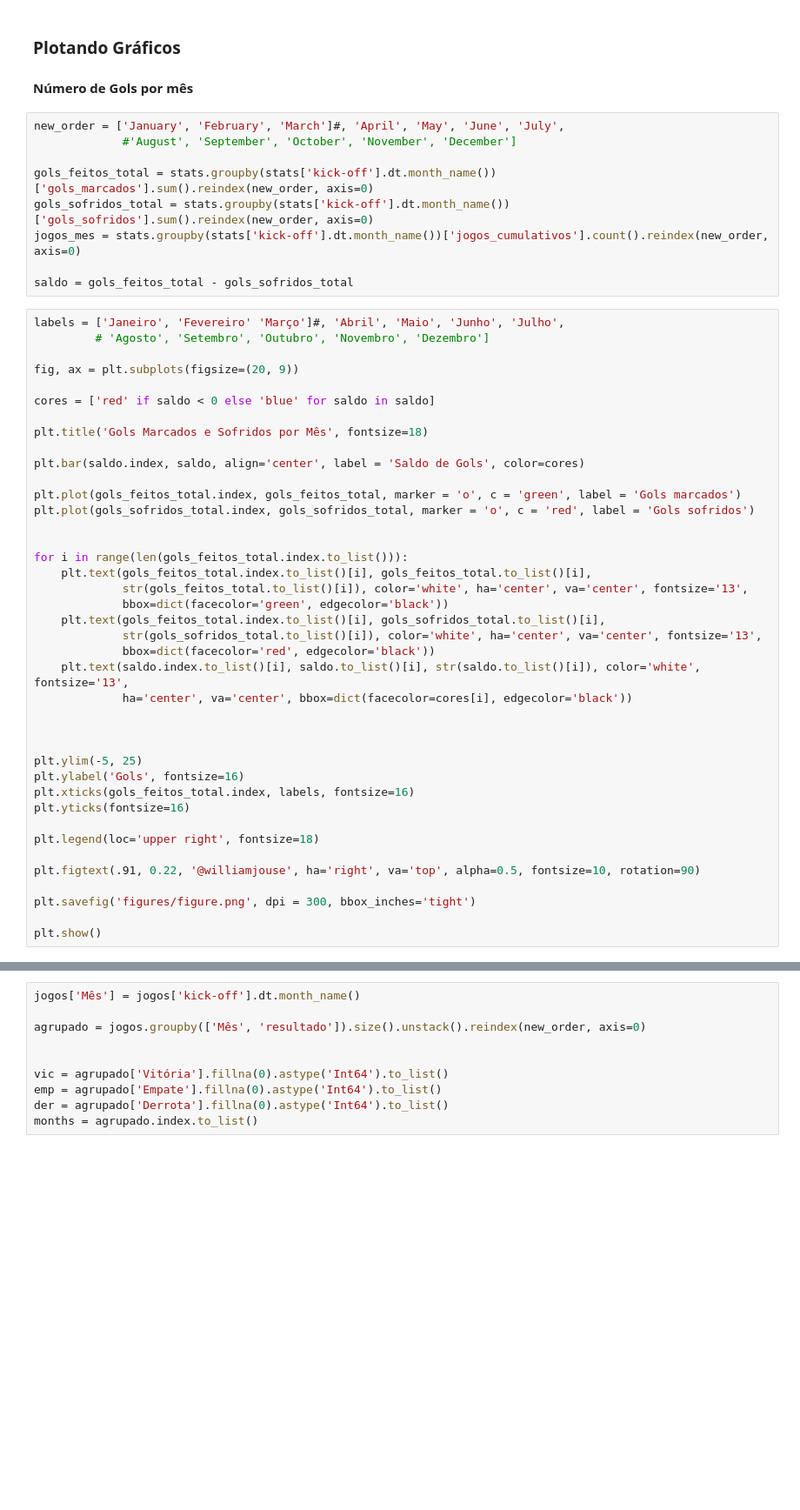
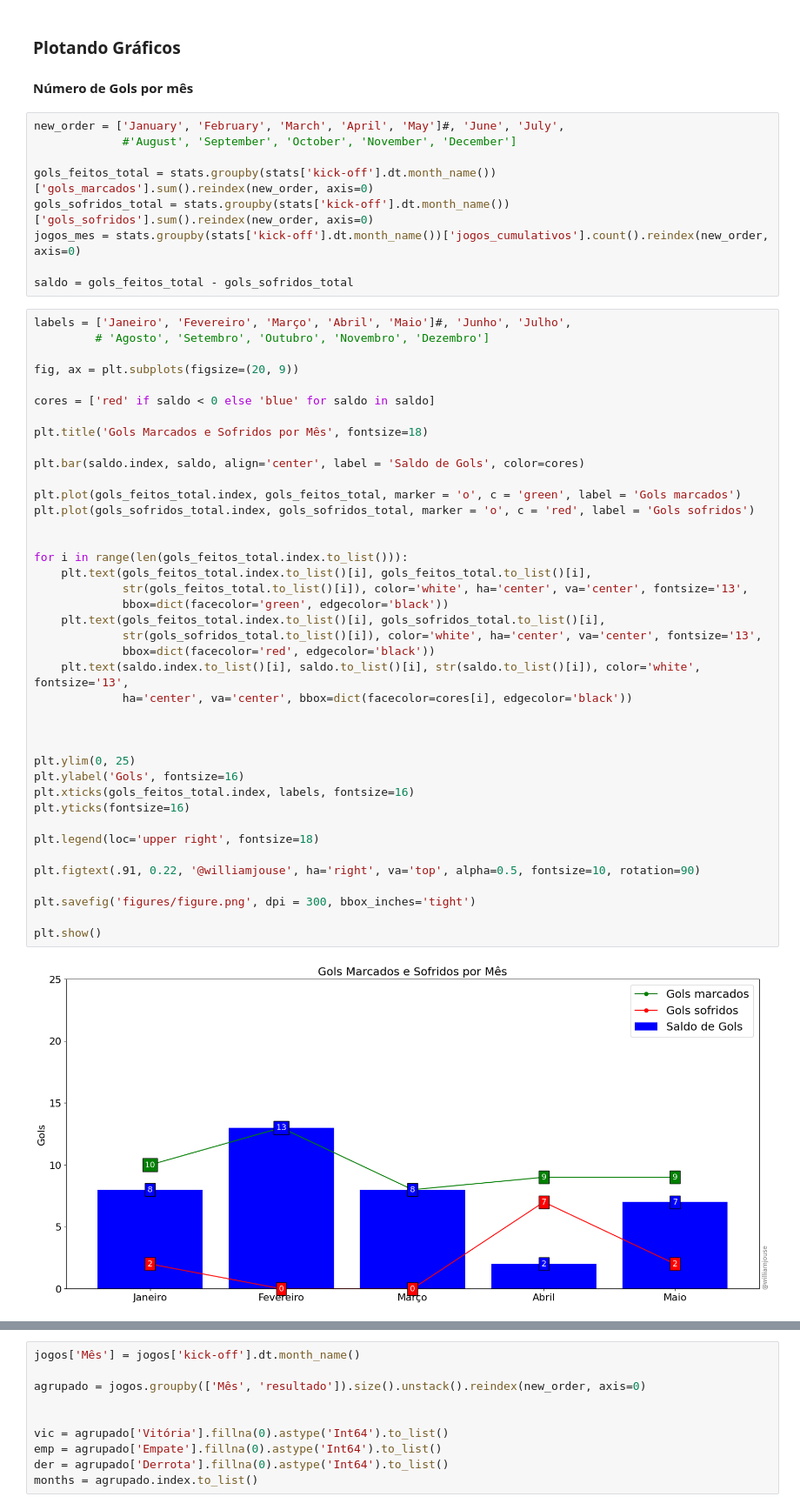
Before and after one commit to williamjouse/jogos-Flamengo-2024, a Jupyter notebook: notebooks/03-Plotting.ipynb, the cells around one changed output, grey strips where cells are left out. Shown at 87% size. Saved outputs shown, nothing was run; the diff lists cells and outputs as text; blank space fills up the shorter version.

```diff
--- a/notebooks/03-Plotting.ipynb
+++ b/notebooks/03-Plotting.ipynb
@@ -14,7 +14,7 @@ stats = pd.read_csv('../data/processed/stats_FLA2024.csv', parse_dates=['kick-of
 
 #### Número de Gols por mês
 # %%
-new_order = ['January', 'February', 'March']#, 'April', 'May', 'June', 'July',
+new_order = ['January', 'February', 'March', 'April', 'May']#, 'June', 'July',
              #'August', 'September', 'October', 'November', 'December']
 
 gols_feitos_total = stats.groupby(stats['kick-off'].dt.month_name())['gols_marcados'].sum().reindex(new_order, axis=0)
@@ -23,7 +23,7 @@ jogos_mes = stats.groupby(stats['kick-off'].dt.month_name())['jogos_cumulativos'
 
 saldo = gols_feitos_total - gols_sofridos_total
 # %%
-labels = ['Janeiro', 'Fevereiro' 'Março']#, 'Abril', 'Maio', 'Junho', 'Julho',
+labels = ['Janeiro', 'Fevereiro', 'Março', 'Abril', 'Maio']#, 'Junho', 'Julho',
          # 'Agosto', 'Setembro', 'Outubro', 'Novembro', 'Dezembro']
 
 fig, ax = plt.subplots(figsize=(20, 9))
@@ -34,34 +34,36 @@ plt.title('Gols Marcados e Sofridos por Mês', fontsize=18)
 
 plt.bar(saldo.index, saldo, align='center', label = 'Saldo de Gols', color=cores)
 
 plt.plot(gols_feitos_total.index, gols_feitos_total, marker = 'o', c = 'green', label = 'Gols marcados')
 plt.plot(gols_sofridos_total.index, gols_sofridos_total, marker = 'o', c = 'red', label = 'Gols sofridos')
 
 
 for i in range(len(gols_feitos_total.index.to_list())):
     plt.text(gols_feitos_total.index.to_list()[i], gols_feitos_total.to_list()[i],
              str(gols_feitos_total.to_list()[i]), color='white', ha='center', va='center', fontsize='13',
              bbox=dict(facecolor='green', edgecolor='black'))
     plt.text(gols_feitos_total.index.to_list()[i], gols_sofridos_total.to_list()[i],
              str(gols_sofridos_total.to_list()[i]), color='white', ha='center', va='center', fontsize='13',
              bbox=dict(facecolor='red', edgecolor='black'))
     plt.text(saldo.index.to_list()[i], saldo.to_list()[i], str(saldo.to_list()[i]), color='white', fontsize='13',
              ha='center', va='center', bbox=dict(facecolor=cores[i], edgecolor='black'))
 
 
 
-plt.ylim(-5, 25)
+plt.ylim(0, 25)
 plt.ylabel('Gols', fontsize=16)
 plt.xticks(gols_feitos_total.index, labels, fontsize=16)
 plt.yticks(fontsize=16)
 
 plt.legend(loc='upper right', fontsize=18)
 
 plt.figtext(.91, 0.22, '@williamjouse', ha='right', va='top', alpha=0.5, fontsize=10, rotation=90)
 
 plt.savefig('figures/figure.png', dpi = 300, bbox_inches='tight')
 
 plt.show()
+# %% [output]
+[figure, added]
 # %%
 fig, axs = plt.subplots(1, 2, figsize=(13, 4))
 
```
Also changed, not shown: parts of 6 cells of this notebook, 13 other files.
